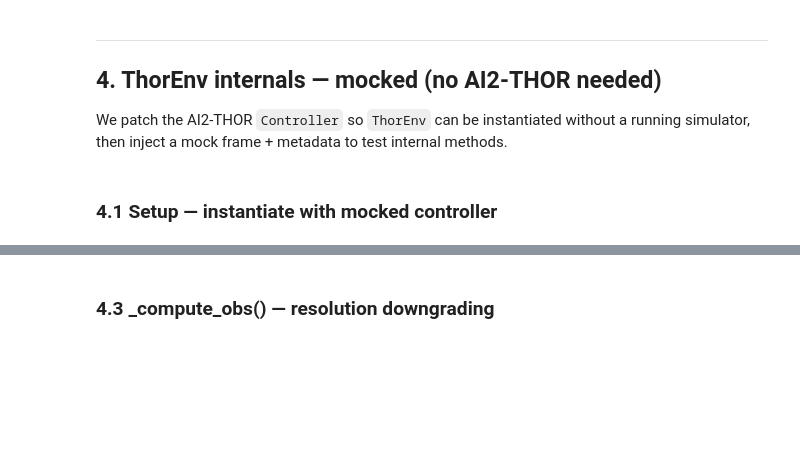
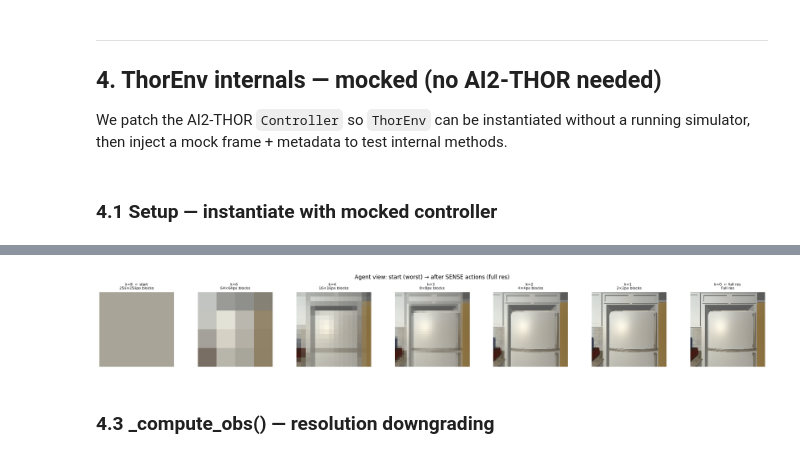
Before and after one commit to R0kasB/resaction-nav, a Jupyter notebook: notebooks/test_codebase.ipynb, the cells around one changed output, grey strips where cells are left out. Cells and saved outputs as stored; diff of their text form; code cells hidden in the pictures; blank space fills up the shorter version.

```diff
--- a/notebooks/test_codebase.ipynb
+++ b/notebooks/test_codebase.ipynb
@@ -270,3 +387,32 @@ for res in [(64,64), (128,128), (224,224), (256,256)]:
+# %%
+import matplotlib.pyplot as plt
+from src.utils.image_resolution import degrade_resolution
+
+_frame_path = root / 'assets' / 'sample_frame.npy'
+
+if _frame_path.exists():
+    _frame = np.load(_frame_path)
+    img_vis = torch.from_numpy(np.ascontiguousarray(_frame)).permute(2, 0, 1).float() / 255.0
+
+    # Descending: agent starts at worst (k=8) and SENSE moves toward k=0 (full res)
+    levels = [8, 6, 4, 3, 2, 1, 0]
+    fig, axes = plt.subplots(1, len(levels), figsize=(3 * len(levels), 3))
+    fig.suptitle('Agent view: start (worst) → after SENSE actions (full res)', fontsize=12)
+
+    for ax, k in zip(axes, levels):
+        ax.imshow(degrade_resolution(img_vis, level=k).permute(1, 2, 0).numpy())
+        label = 'Full res' if k == 0 else f'{2**k}×{2**k}px blocks'
+        title = f'k={k}  {"← start" if k == 8 else "← full res" if k == 0 else ""}\n{label}'
+        ax.set_title(title, fontsize=8)
+        ax.axis('off')
+
+    plt.tight_layout()
+    plt.show()
+else:
+    print(f'No saved frame at {_frame_path}')
+    print('Run section 5 with a live AI2-THOR instance first — it saves the frame automatically.')
+# %% [output]
+[figure, added]
 # %% [markdown]
 ### 4.3  _compute_obs() — resolution downgrading
 # %%
```
Also changed, not shown: parts of 41 cells of this notebook, 5 other files.
